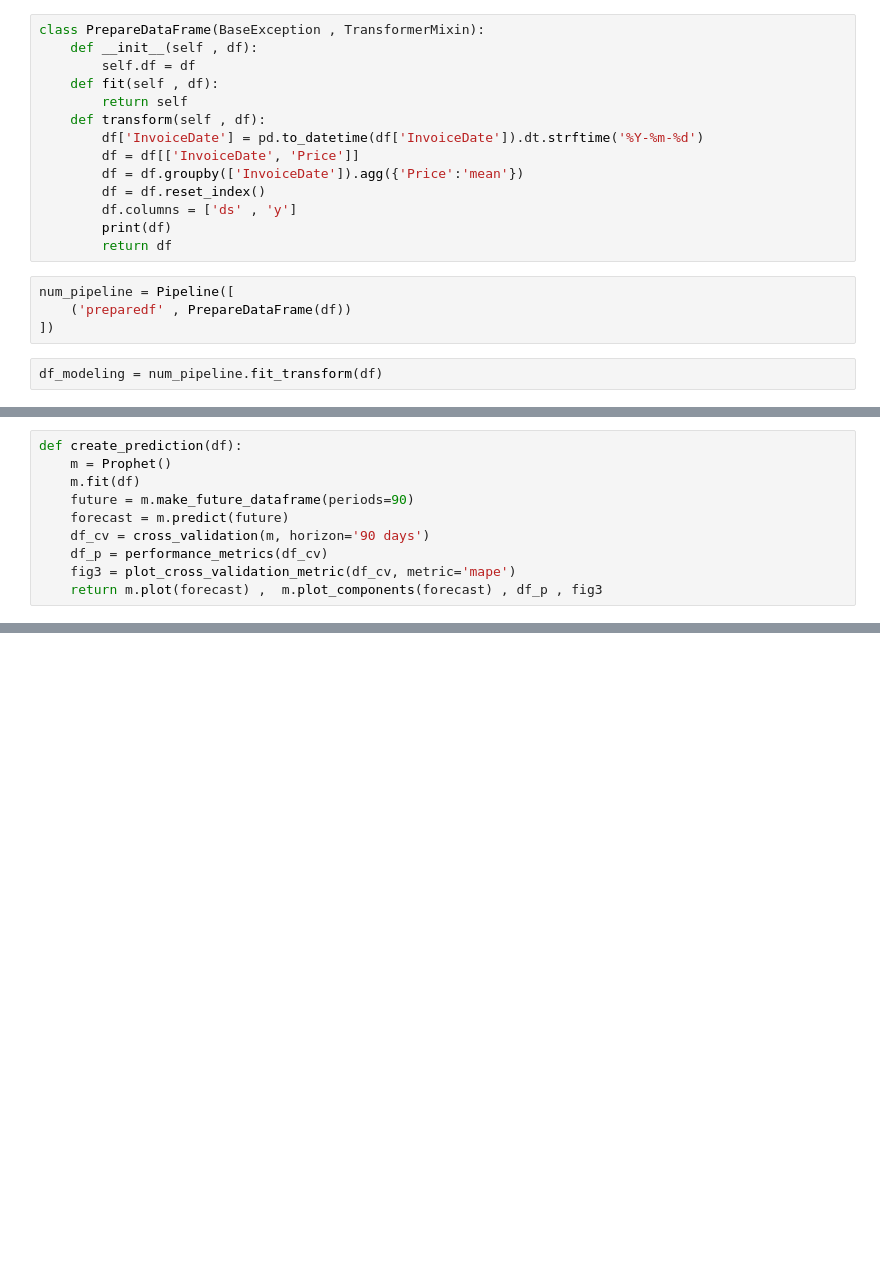
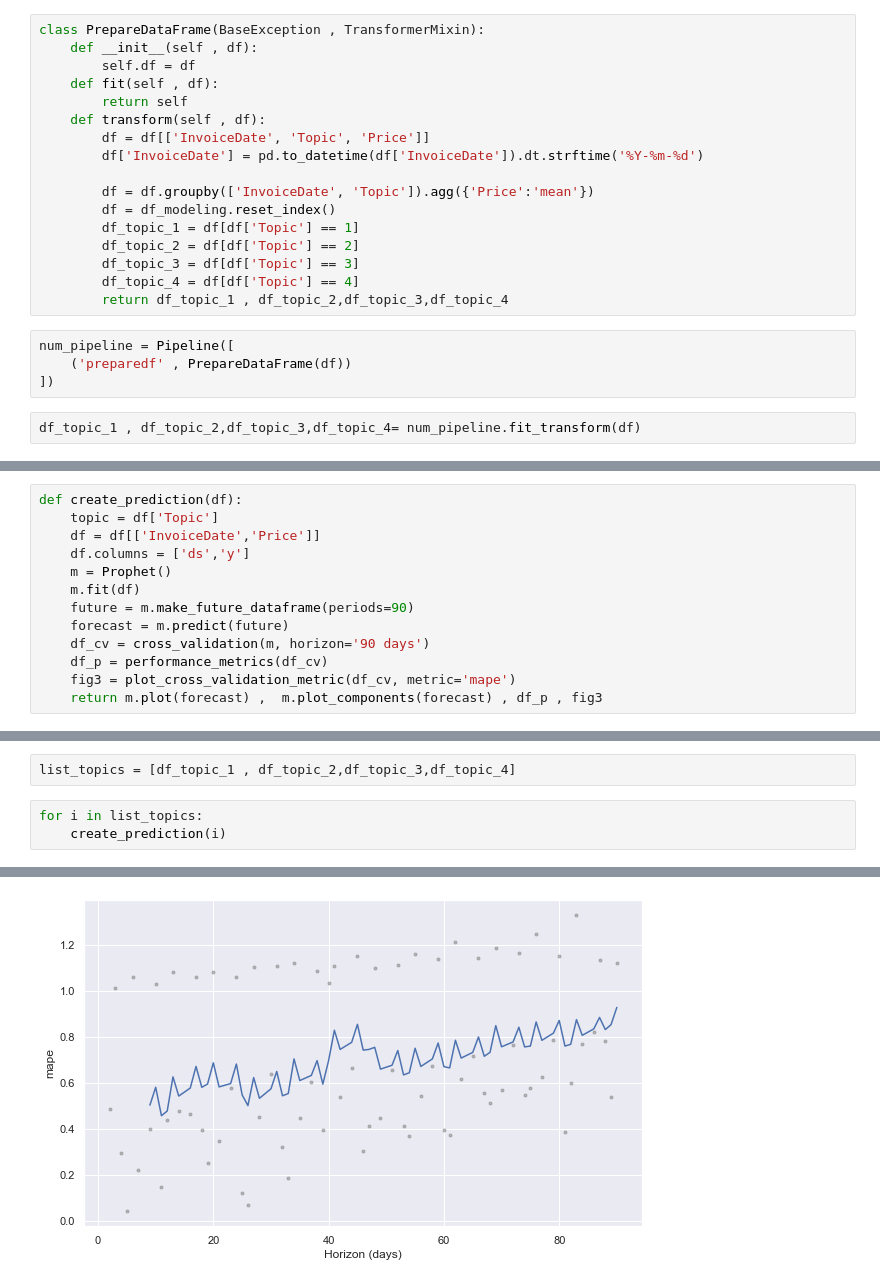
Before and after one commit to GaworO/OnlineRetail, a Jupyter notebook: OnlineRetail.ipynb, the cells around one changed output, grey strips where cells are left out. Saved outputs shown, nothing was run; the diff lists cells and outputs as text; blank space fills up the shorter version.

```diff
--- a/OnlineRetail.ipynb
+++ b/OnlineRetail.ipynb
@@ -112,16 +252,19 @@ class PrepareDataFrame(BaseException , TransformerMixin):
     def fit(self , df):
         return self
     def transform(self , df):
+        df = df[['InvoiceDate', 'Topic', 'Price']]
         df['InvoiceDate'] = pd.to_datetime(df['InvoiceDate']).dt.strftime('%Y-%m-%d')
-        df = df[['InvoiceDate', 'Price']]
-        df = df.groupby(['InvoiceDate']).agg({'Price':'mean'})
-        df = df.reset_index()
-        df.columns = ['ds' , 'y']
-        print(df)
-        return df
+
+        df = df.groupby(['InvoiceDate', 'Topic']).agg({'Price':'mean'})
+        df = df_modeling.reset_index()
+        df_topic_1 = df[df['Topic'] == 1]
+        df_topic_2 = df[df['Topic'] == 2]
+        df_topic_3 = df[df['Topic'] == 3]
+        df_topic_4 = df[df['Topic'] == 4]
+        return df_topic_1 , df_topic_2,df_topic_3,df_topic_4
 # %%
 num_pipeline = Pipeline([
     ('preparedf' , PrepareDataFrame(df))
 ])
 # %%
-df_modeling = num_pipeline.fit_transform(df)
+df_topic_1 , df_topic_2,df_topic_3,df_topic_4= num_pipeline.fit_transform(df)
@@ -143,5 +271,8 @@ df_modeling = num_pipeline.fit_transform(df)
 # %%
 def create_prediction(df):
+    topic = df['Topic']
+    df = df[['InvoiceDate','Price']]
+    df.columns = ['ds','y']
     m = Prophet()
     m.fit(df)
     future = m.make_future_dataframe(periods=90)
@@ -178,0 +284,6 @@ INFO:fbprophet:Making 1 forecasts with cutoffs between 2010-09-10 00:00:00 and 2
+# %%
+list_topics = [df_topic_1 , df_topic_2,df_topic_3,df_topic_4]
+# %%
+for i in list_topics:
+    create_prediction(i)
+# %% [output]
@@ -178,0 +302 @@ INFO:fbprophet:Making 1 forecasts with cutoffs between 2010-09-10 00:00:00 and 2
+[figure, added]
```
Also changed, not shown: parts of 46 cells of this notebook.
